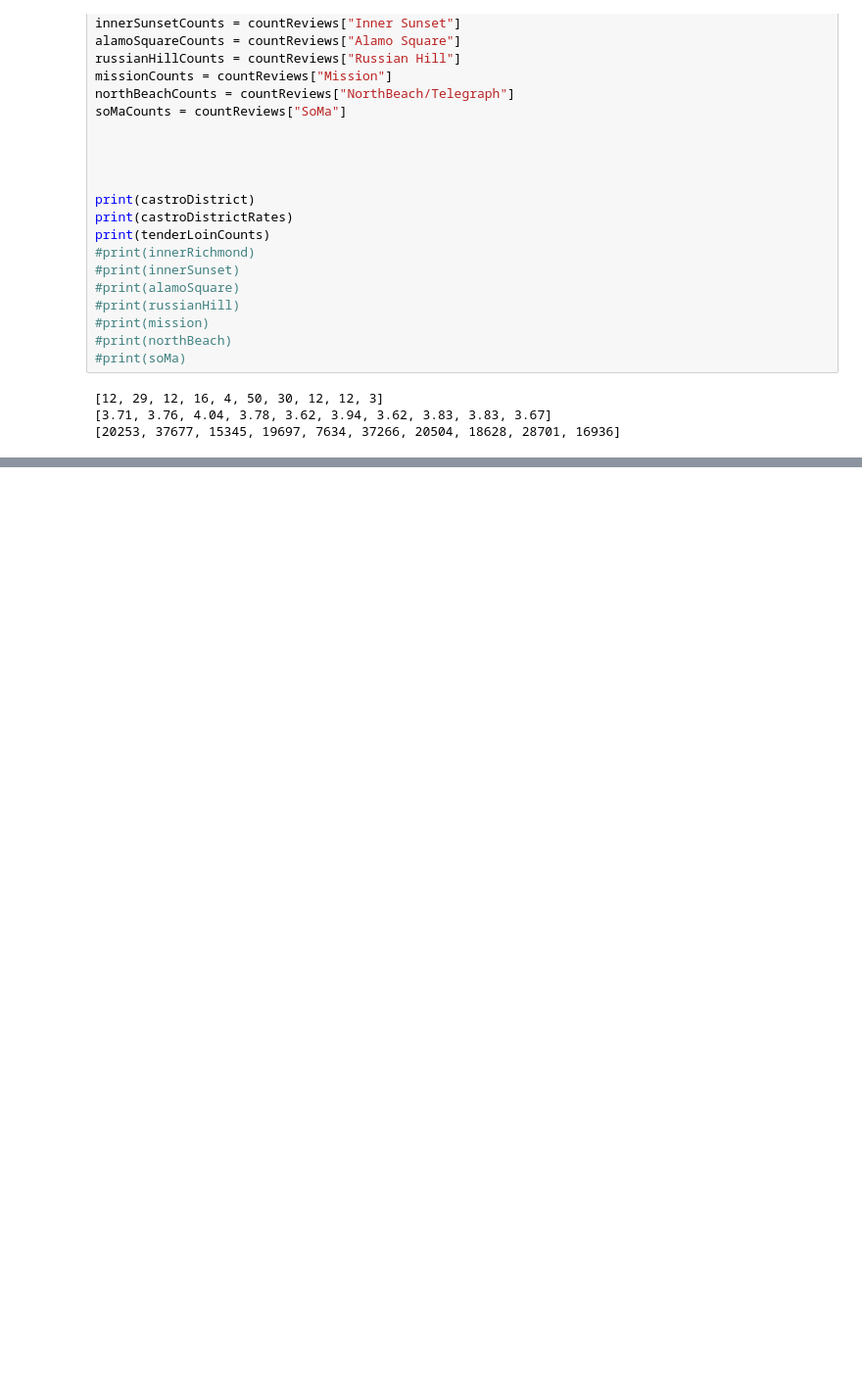
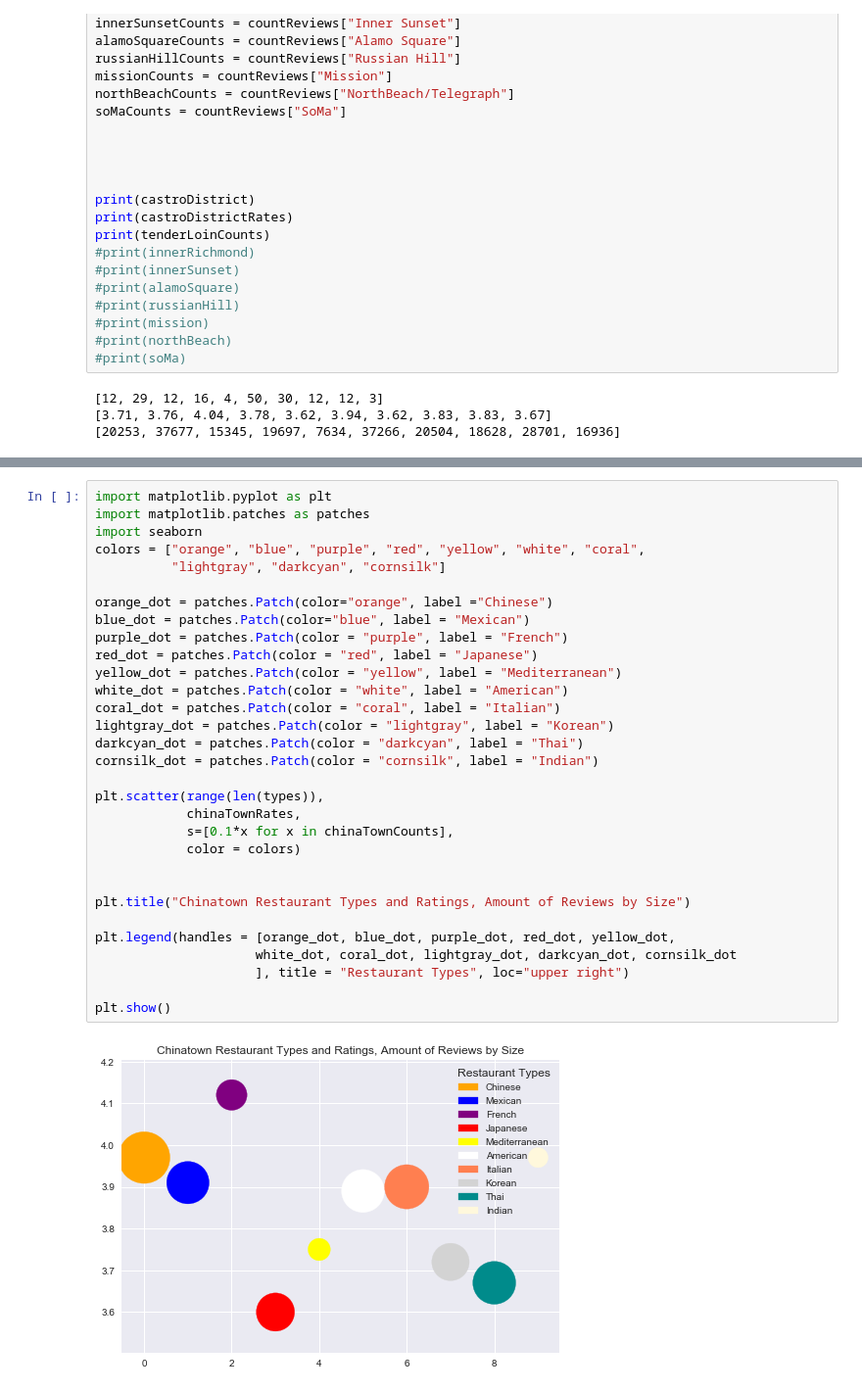
Before and after one commit to nvodoor/RBA, a Jupyter notebook: Project Working.ipynb, the cells around one changed output, grey strips where cells are left out. Shown: that part at 98% size. Drawn from its saved outputs; the diff is of its cells as text; blank space fills up the shorter version.

```diff
--- a/Project Working.ipynb
+++ b/Project Working.ipynb
@@ -201,3 +201,36 @@ plt.show()
+# %%
+import matplotlib.pyplot as plt
+import matplotlib.patches as patches
+import seaborn
+colors = ["orange", "blue", "purple", "red", "yellow", "white", "coral",
+          "lightgray", "darkcyan", "cornsilk"]
+
+orange_dot = patches.Patch(color="orange", label ="Chinese")
+blue_dot = patches.Patch(color="blue", label = "Mexican")
+purple_dot = patches.Patch(color = "purple", label = "French")
+red_dot = patches.Patch(color = "red", label = "Japanese")
+yellow_dot = patches.Patch(color = "yellow", label = "Mediterranean")
+white_dot = patches.Patch(color = "white", label = "American")
+coral_dot = patches.Patch(color = "coral", label = "Italian")
+lightgray_dot = patches.Patch(color = "lightgray", label = "Korean")
+darkcyan_dot = patches.Patch(color = "darkcyan", label = "Thai")
+cornsilk_dot = patches.Patch(color = "cornsilk", label = "Indian")
+
+plt.scatter(range(len(types)),
+            chinaTownRates,
+            s=[0.1*x for x in chinaTownCounts],
+            color = colors)
+
+
+plt.title("Chinatown Restaurant Types and Ratings, Amount of Reviews by Size")
+
+plt.legend(handles = [orange_dot, blue_dot, purple_dot, red_dot, yellow_dot,
+                     white_dot, coral_dot, lightgray_dot, darkcyan_dot, cornsilk_dot
+                     ], title = "Restaurant Types", loc="upper right")
+
+plt.show()
+# %% [output]
+[figure, added]
 # %%
 import matplotlib.pyplot as plt
 import matplotlib.patches as patches
```
Also changed, not shown: parts of 2 cells of this notebook.
